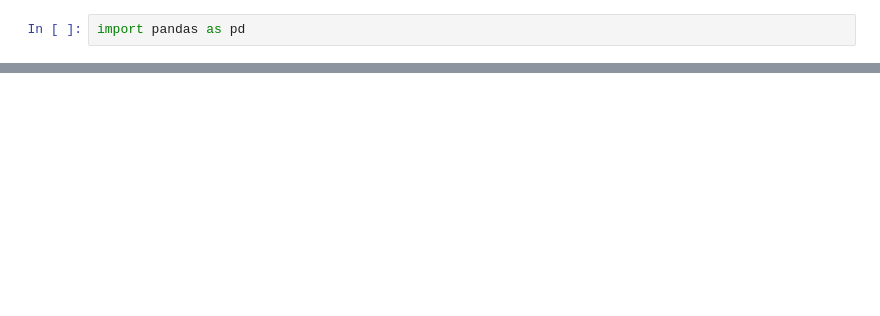
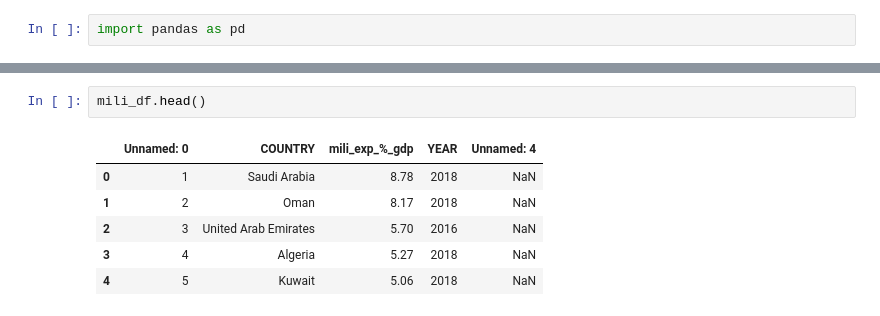
Before and after one commit to Silkways/CIA-Project, a Jupyter notebook: cia_notebook_RM.ipynb, the cells around one changed output, grey strips where cells are left out. Drawn from its saved outputs; the diff is of its cells as text; blank space fills up the shorter version.

```diff
--- a/cia_notebook_RM.ipynb
+++ b/cia_notebook_RM.ipynb
@@ -134,0 +86,9 @@ df_area.head()
+# %%
+mili_df.head()
+# %% [output]
+|  | Unnamed: 0 | COUNTRY | mili_exp_%_gdp | YEAR | Unnamed: 4 |
+| 0 | 1 | Saudi Arabia | 8.78 | 2018 | NaN |
+| 1 | 2 | Oman | 8.17 | 2018 | NaN |
+| 2 | 3 | United Arab Emirates | 5.70 | 2016 | NaN |
+| 3 | 4 | Algeria | 5.27 | 2018 | NaN |
+| 4 | 5 | Kuwait | 5.06 | 2018 | NaN |
```
Also changed, not shown: parts of 27 cells of this notebook, 1 other file.
